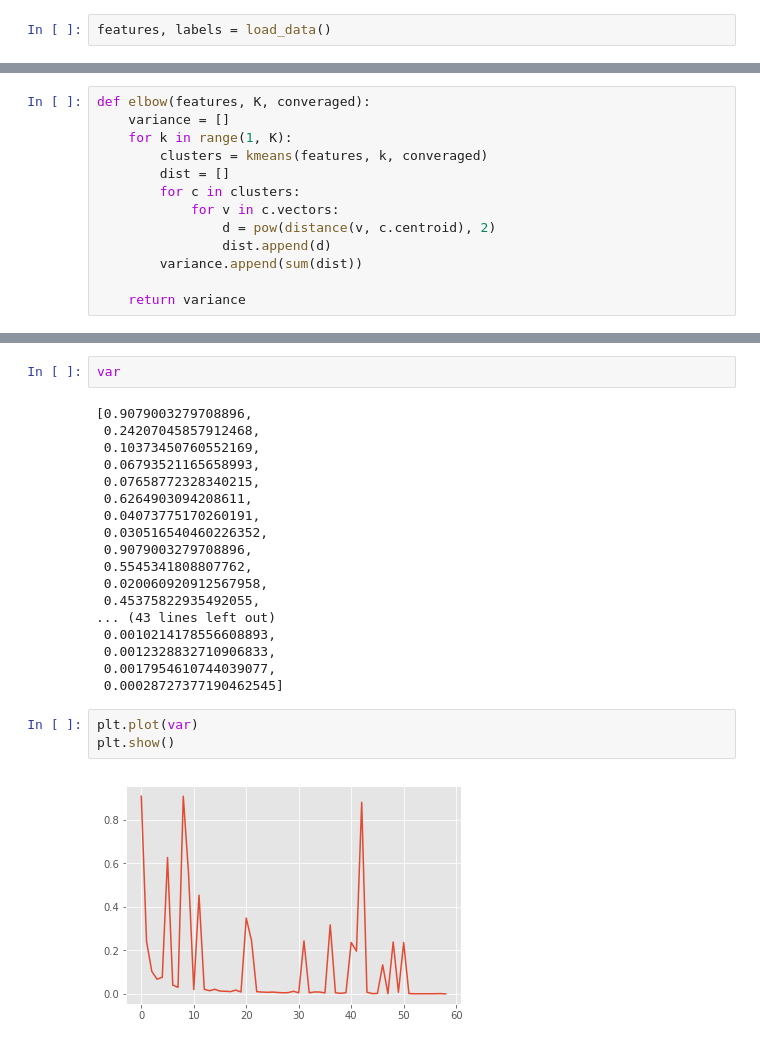
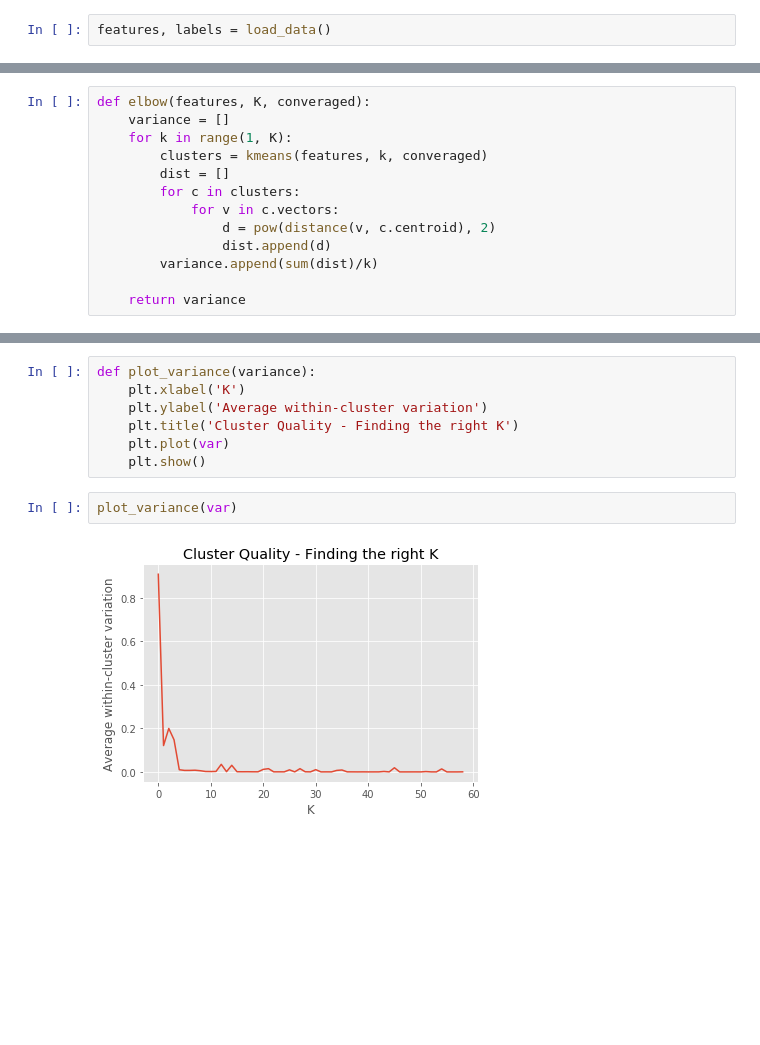
Before and after one commit to richban/dm-2017, a Jupyter notebook: mini-project/clustering.ipynb, the cells around one changed output, grey strips where cells are left out. Drawn from its saved outputs; the diff is of its cells as text; blank space fills up the shorter version.

Commit message:
Added withing cluster variation - cluster quality

```diff
--- a/mini-project/clustering.ipynb
+++ b/mini-project/clustering.ipynb
@@ -153,7 +153,7 @@ def elbow(features, K, converaged):
             for v in c.vectors:
                 d = pow(distance(v, c.centroid), 2)
                 dist.append(d)
-        variance.append(sum(dist))
+        variance.append(sum(dist)/k)
 
     return variance
 # %%
@@ -179,25 +179,11 @@ Convereged after 3 iterations
-# %%
-var
-# %% [output]
-[0.9079003279708896,
- 0.24207045857912468,
- 0.10373450760552169,
- 0.06793521165658993,
- 0.07658772328340215,
- 0.6264903094208611,
- 0.04073775170260191,
- 0.030516540460226352,
- 0.9079003279708896,
- 0.5545341808807762,
- 0.020060920912567958,
- 0.45375822935492055,
-... (43 lines left out)
- 0.0010214178556608893,
- 0.0012328832710906833,
- 0.0017954610744039077,
- 0.00028727377190462545]
-# %%
-plt.plot(var)
-plt.show()
-# %% [output]
-[figure, removed]
+# %%
+def plot_variance(variance):
+    plt.xlabel('K')
+    plt.ylabel('Average within-cluster variation')
+    plt.title('Cluster Quality - Finding the right K')
+    plt.plot(var)
+    plt.show()
+# %%
+plot_variance(var)
+# %% [output]
+[figure, added]
```
Also changed, not shown: parts of 6 cells of this notebook.
